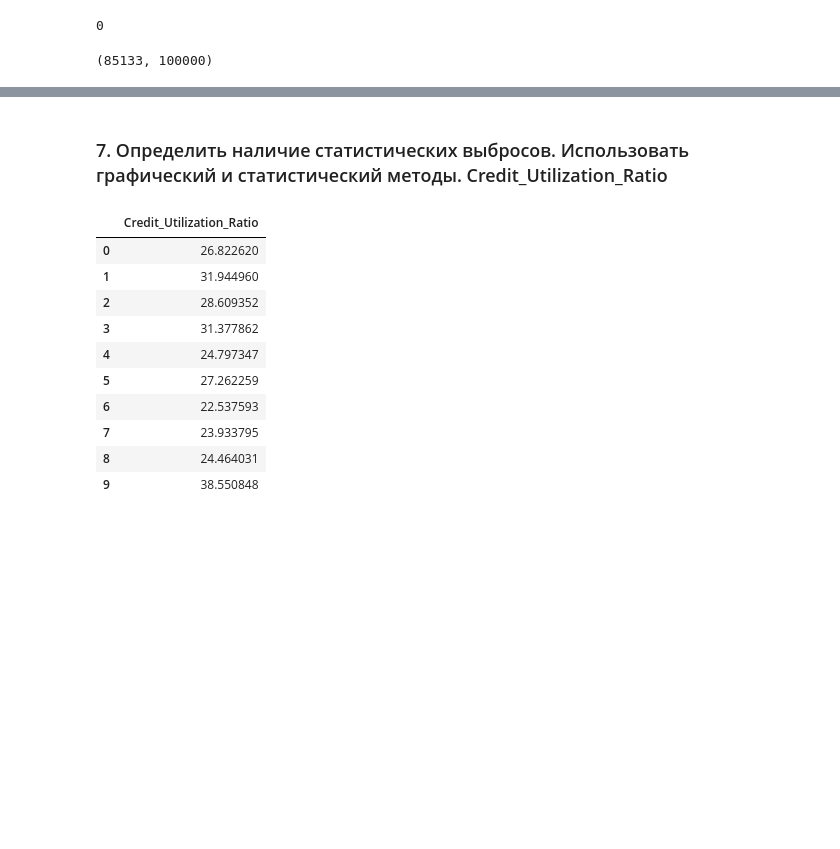
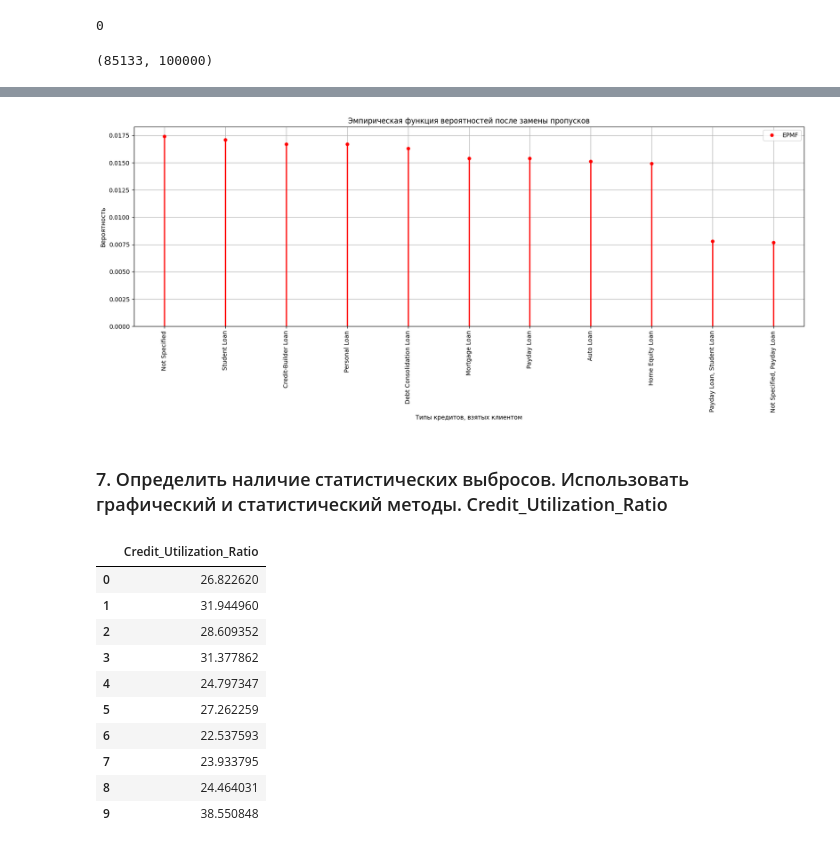
Before and after one commit to Ghukii/TMP-4sem-, a Jupyter notebook: Задание_6/Задание_6_13.ipynb, the cells around one changed output, grey strips where cells are left out. Cells and saved outputs as stored; diff of their text form; code cells hidden in the pictures; blank space fills up the shorter version.

```diff
--- a/Задание_6/Задание_6_13.ipynb
+++ b/Задание_6/Задание_6_13.ipynb
@@ -883,3 +919,18 @@ plt.grid()
+# %%
+plt.figure(figsize=(20, 6))
+plt.plot(ToL_zam_top10[0], ToL_zam_top10[1], 'ro', ms=5, label='EPMF')
+plt.vlines(ToL_zam_top10[0], 0, ToL_zam_top10[1], colors='r', lw=2)
+plt.title('Эмпирическая функция вероятностей после замены пропусков')
+plt.xticks(rotation=90)
+plt.xlabel('Типы кредитов, взятых клиентом')
+plt.ylabel('Вероятность')
+plt.ylim(0)
+plt.legend()
+plt.grid()
+
+plt.show()
+# %% [output]
+[figure, added]
 # %% [markdown]
 ### 7. Определить наличие статистических выбросов. Использовать графический и статистический методы. Credit_Utilization_Ratio
 # %%
```
Also changed, not shown: parts of 9 cells of this notebook.
